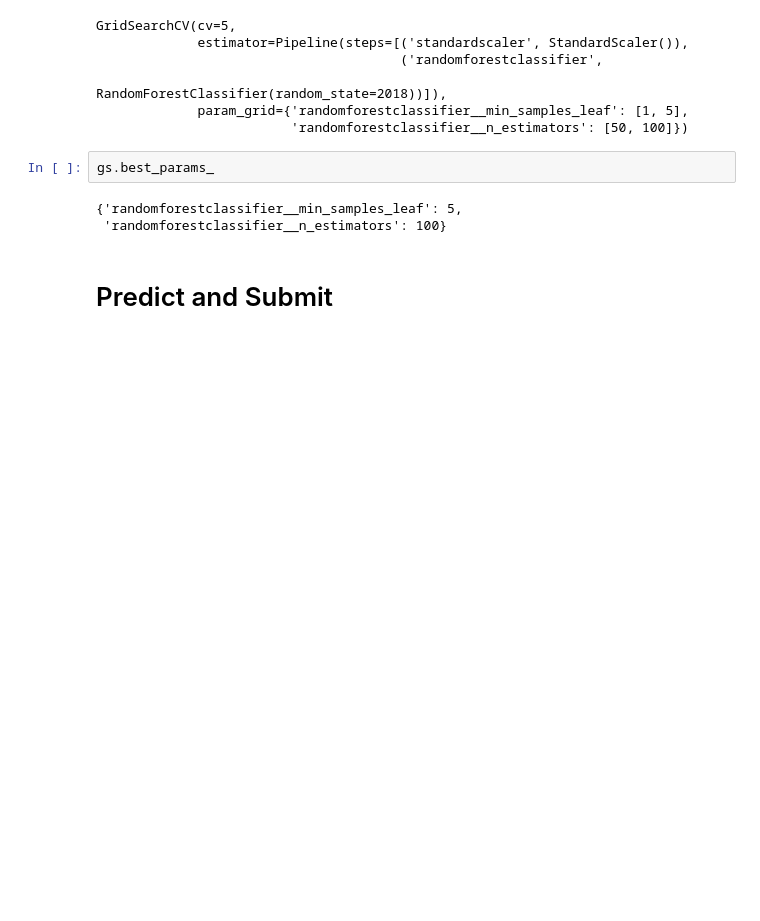
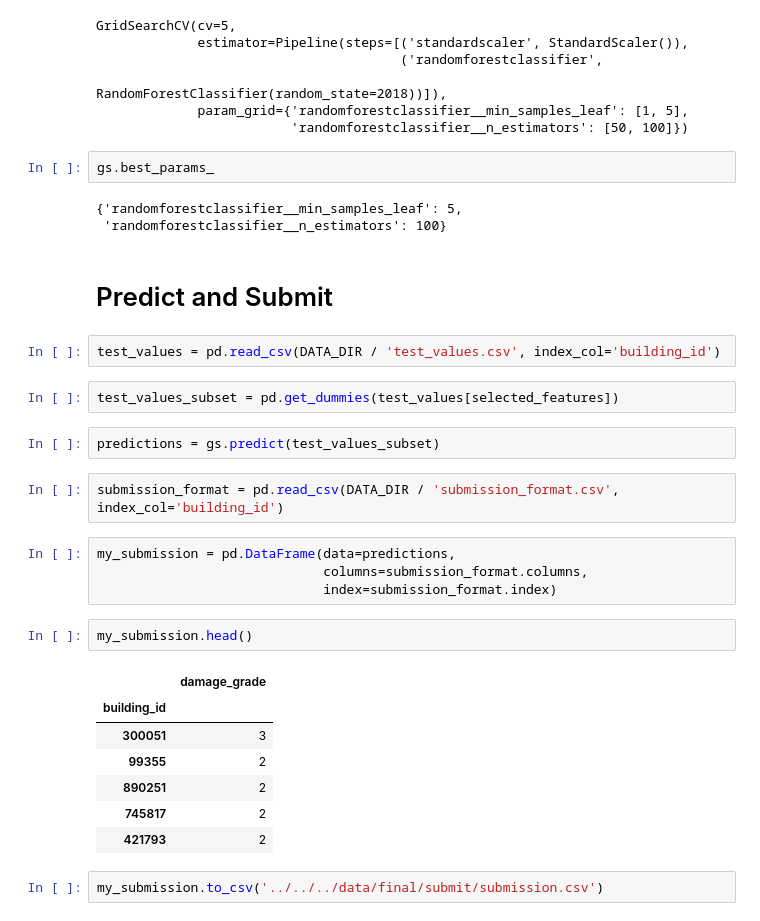
Before and after one commit to RyuNyan-Taro/dd_earthquake, a Jupyter notebook: book/bench_mark.ipynb, the cells around one changed output. Saved outputs shown, nothing was run; the diff lists cells and outputs as text; blank space fills up the shorter version.

Commit message:
add submission part

```diff
--- a/book/bench_mark.ipynb
+++ b/book/bench_mark.ipynb
@@ -145,3 +145,27 @@ gs.best_params_
  'randomforestclassifier__n_estimators': 100}
 # %% [markdown]
 # Predict and Submit
+# %%
+test_values = pd.read_csv(DATA_DIR / 'test_values.csv', index_col='building_id')
+# %%
+test_values_subset = pd.get_dummies(test_values[selected_features])
+# %%
+predictions = gs.predict(test_values_subset)
+# %%
+submission_format = pd.read_csv(DATA_DIR / 'submission_format.csv', index_col='building_id')
+# %%
+my_submission = pd.DataFrame(data=predictions,
+                             columns=submission_format.columns,
+                             index=submission_format.index)
+# %%
+my_submission.head()
+# %% [output]
+|  | damage_grade |
+| building_id |  |
+| 300051 | 3 |
+| 99355 | 2 |
+| 890251 | 2 |
+| 745817 | 2 |
+| 421793 | 2 |
+# %%
+my_submission.to_csv('../../../data/final/submit/submission.csv')
```
